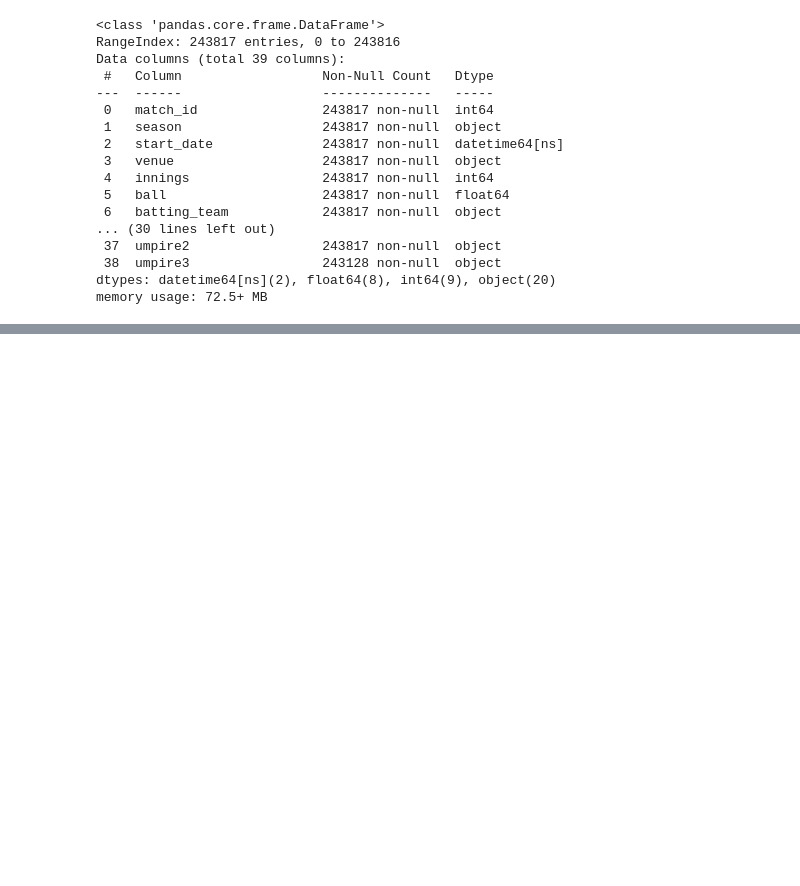
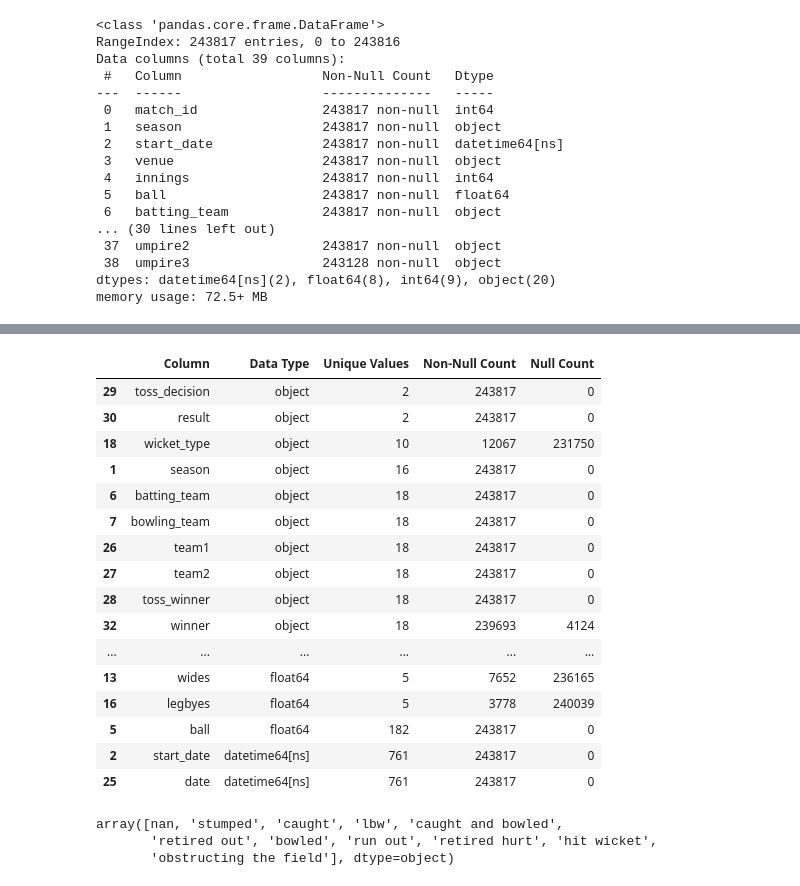
Before and after one commit to bg-ai-hub/IPL-match-prediction, a Jupyter notebook: ipl-winner-prediction.ipynb, the cells around one changed output, grey strips where cells are left out. Drawn from its saved outputs; the diff is of its cells as text; code cells hidden in the pictures; blank space fills up the shorter version.

```diff
--- a/ipl-winner-prediction.ipynb
+++ b/ipl-winner-prediction.ipynb
@@ -6,6 +12,6 @@ import seaborn as sns
 # %%
-df_match_data = pd.read_csv('./dataset/match_data.csv', dtype={'season': str})
-df_match_info = pd.read_csv('./dataset/match_info_data.csv')
+df_match_data = pd.read_csv('IPL-match-prediction/dataset/match_data.csv', dtype={'season': str})
+df_match_info = pd.read_csv('IPL-match-prediction/dataset/match_info_data.csv')
 df_match_info.shape, df_match_data.shape
 # %% [output]
 ((1024, 18), (243817, 23))
@@ -107,0 +194,26 @@ df.describe(include='number')
+# %%
+get_df_info(df, datatypes=[], sort_columns=['Data Type','Unique Values' ,'Null Count'], sort_order=['desc','asc', 'asc'])
+# %% [output]
+|  | Column | Data Type | Unique Values | Non-Null Count | Null Count |
+| 29 | toss_decision | object | 2 | 243817 | 0 |
+| 30 | result | object | 2 | 243817 | 0 |
+| 18 | wicket_type | object | 10 | 12067 | 231750 |
+| 1 | season | object | 16 | 243817 | 0 |
+| 6 | batting_team | object | 18 | 243817 | 0 |
+| 7 | bowling_team | object | 18 | 243817 | 0 |
+| 26 | team1 | object | 18 | 243817 | 0 |
+| 27 | team2 | object | 18 | 243817 | 0 |
+| 28 | toss_winner | object | 18 | 243817 | 0 |
+| 32 | winner | object | 18 | 239693 | 4124 |
+| ... | ... | ... | ... | ... | ... |
+| 13 | wides | float64 | 5 | 7652 | 236165 |
+| 16 | legbyes | float64 | 5 | 3778 | 240039 |
+| 5 | ball | float64 | 182 | 243817 | 0 |
+| 2 | start_date | datetime64[ns] | 761 | 243817 | 0 |
+| 25 | date | datetime64[ns] | 761 | 243817 | 0 |
+# %%
+df.wicket_type.unique()
+# %% [output]
+array([nan, 'stumped', 'caught', 'lbw', 'caught and bowled',
+       'retired out', 'bowled', 'run out', 'retired hurt', 'hit wicket',
+       'obstructing the field'], dtype=object)
```
Also changed, not shown: parts of 5 cells of this notebook.
